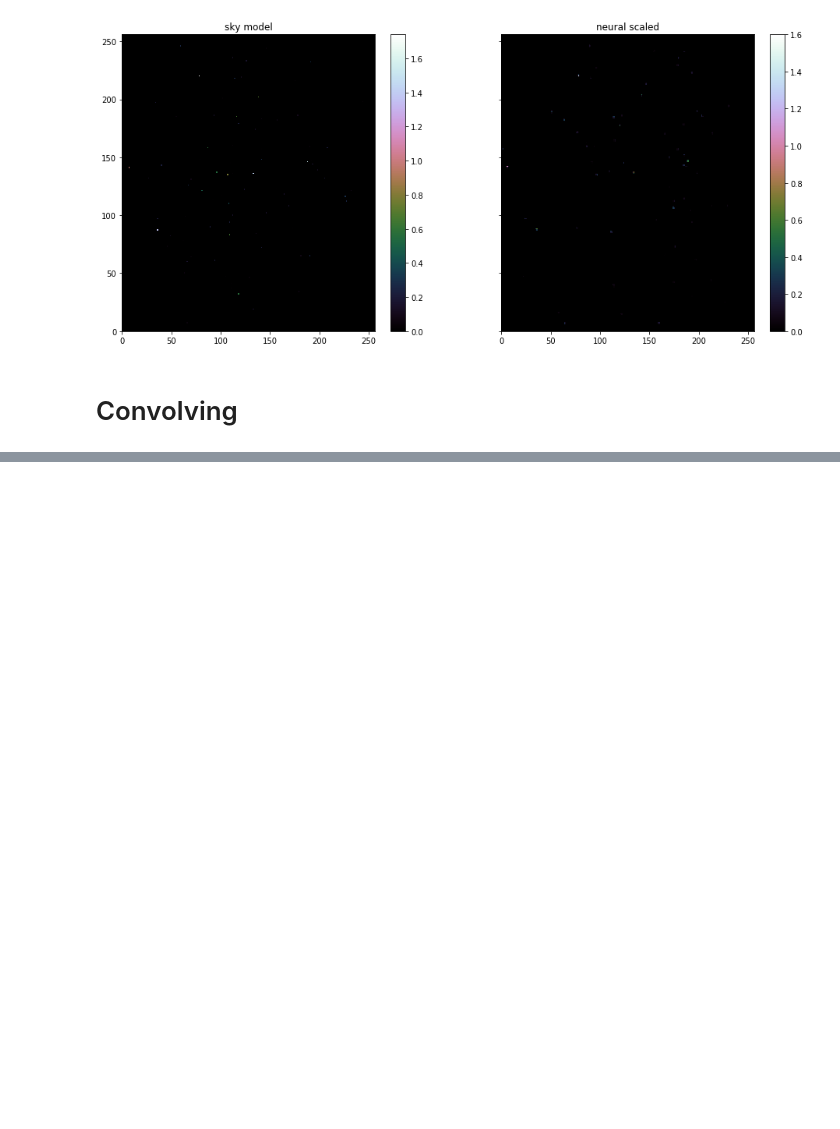
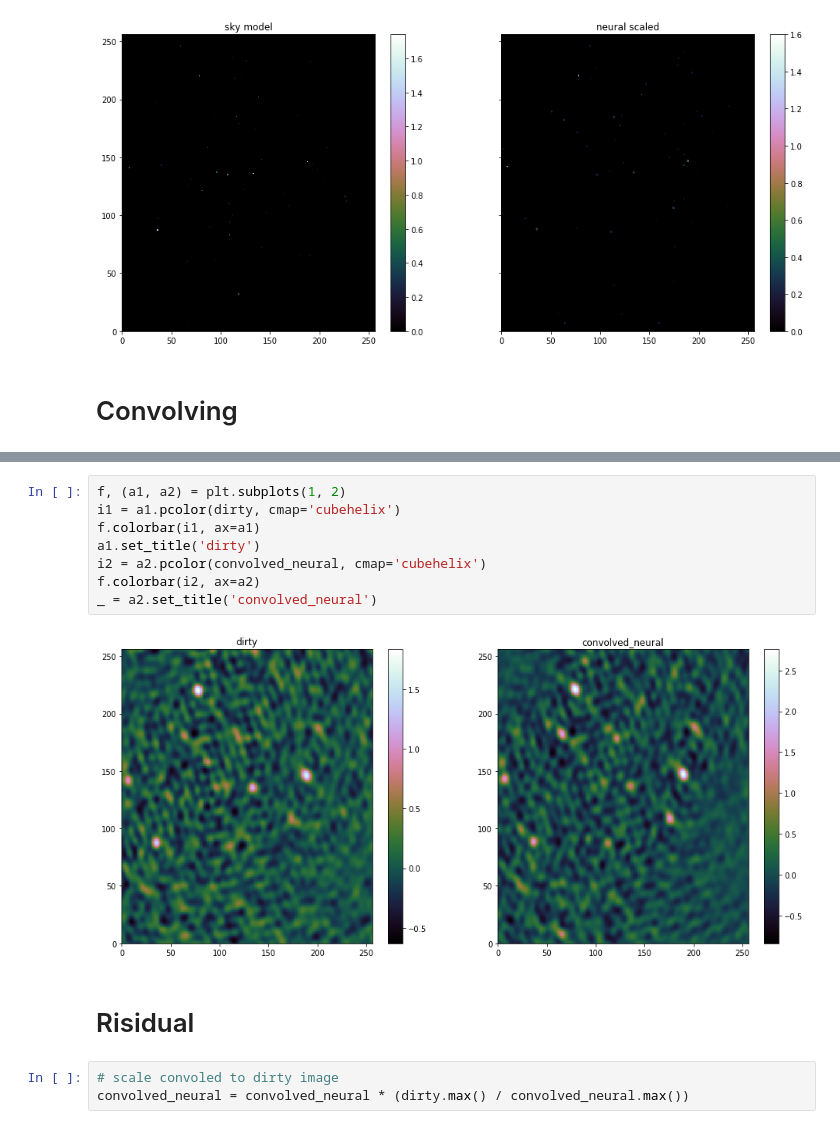
Before and after one commit to gijzelaerr/vacuum-cleaner, a Jupyter notebook: notebooks/convolve.ipynb, the cells around one changed output, grey strips where cells are left out. Drawn from its saved outputs; the diff is of its cells as text; blank space fills up the shorter version.

```diff
--- a/notebooks/convolve.ipynb
+++ b/notebooks/convolve.ipynb
@@ -139,3 +154,18 @@ _ = a2.set_title('convolved_neural')
+# %%
+f, (a1, a2) = plt.subplots(1, 2)
+i1 = a1.pcolor(dirty, cmap='cubehelix')
+f.colorbar(i1, ax=a1)
+a1.set_title('dirty')
+i2 = a2.pcolor(convolved_neural, cmap='cubehelix')
+f.colorbar(i2, ax=a2)
+_ = a2.set_title('convolved_neural')
+# %% [output]
+[figure, added]
+# %% [markdown]
+# Risidual
+# %%
+# scale convoled to dirty image
+convolved_neural = convolved_neural * (dirty.max() / convolved_neural.max())
 # %%
 f, (a1, a2) = plt.subplots(1, 2, sharey=True)
 i1 = a1.pcolor(dirty, cmap='cubehelix')
```
Also changed, not shown: parts of 20 cells of this notebook, 1 other file.
